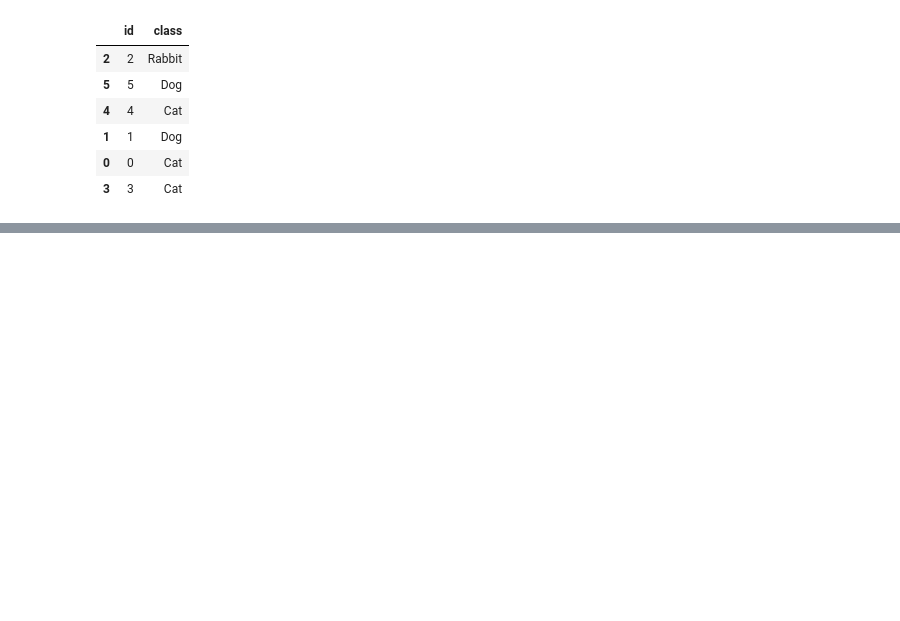
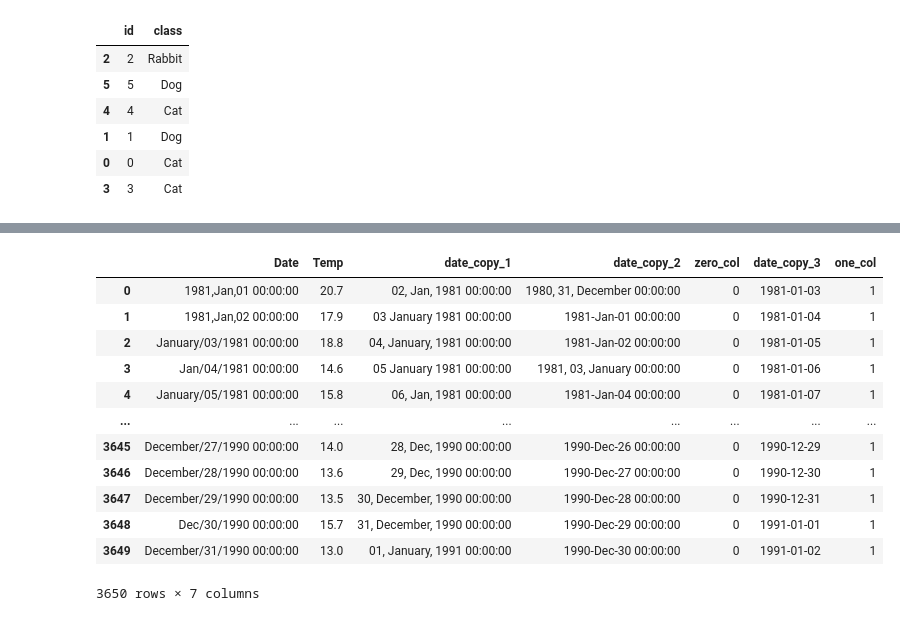
Before and after one commit to joeltanwr/DirtyDF, a Jupyter notebook: test_mtjjv.ipynb, the cells around one changed output, grey strips where cells are left out. Drawn from its saved outputs; the diff is of its cells as text; code cells hidden in the pictures; blank space fills up the shorter version.

```diff
--- a/test_mtjjv.ipynb
+++ b/test_mtjjv.ipynb
@@ -133,0 +277,21 @@ res_ft.print_history()
+# %%
+datetime_format = DatetimeFormatStainer(col_idx = [0, 2, 3], num_format=3)
+# %%
+rng = np.random.default_rng(42)
+res = datetime_format.transform(df3, rng)
+# %%
+res[0]
+# %% [output]
+|  | Date | Temp | date_copy_1 | date_copy_2 | zero_col | date_copy_3 | one_col |
+| 0 | 1981,Jan,01 00:00:00 | 20.7 | 02, Jan, 1981 00:00:00 | 1980, 31, December 00:00:00 | 0 | 1981-01-03 | 1 |
+| 1 | 1981,Jan,02 00:00:00 | 17.9 | 03 January 1981 00:00:00 | 1981-Jan-01 00:00:00 | 0 | 1981-01-04 | 1 |
+| 2 | January/03/1981 00:00:00 | 18.8 | 04, January, 1981 00:00:00 | 1981-Jan-02 00:00:00 | 0 | 1981-01-05 | 1 |
+| 3 | Jan/04/1981 00:00:00 | 14.6 | 05 January 1981 00:00:00 | 1981, 03, January 00:00:00 | 0 | 1981-01-06 | 1 |
+| 4 | January/05/1981 00:00:00 | 15.8 | 06, Jan, 1981 00:00:00 | 1981-Jan-04 00:00:00 | 0 | 1981-01-07 | 1 |
+| ... | ... | ... | ... | ... | ... | ... | ... |
+| 3645 | December/27/1990 00:00:00 | 14.0 | 28, Dec, 1990 00:00:00 | 1990-Dec-26 00:00:00 | 0 | 1990-12-29 | 1 |
+| 3646 | December/28/1990 00:00:00 | 13.6 | 29, Dec, 1990 00:00:00 | 1990-Dec-27 00:00:00 | 0 | 1990-12-30 | 1 |
+| 3647 | December/29/1990 00:00:00 | 13.5 | 30, December, 1990 00:00:00 | 1990-Dec-28 00:00:00 | 0 | 1990-12-31 | 1 |
+| 3648 | Dec/30/1990 00:00:00 | 15.7 | 31, December, 1990 00:00:00 | 1990-Dec-29 00:00:00 | 0 | 1991-01-01 | 1 |
+| 3649 | December/31/1990 00:00:00 | 13.0 | 01, January, 1991 00:00:00 | 1990-Dec-30 00:00:00 | 0 | 1991-01-02 | 1 |
+3650 rows × 7 columns
```
Also changed, not shown: parts of 52 cells of this notebook.
